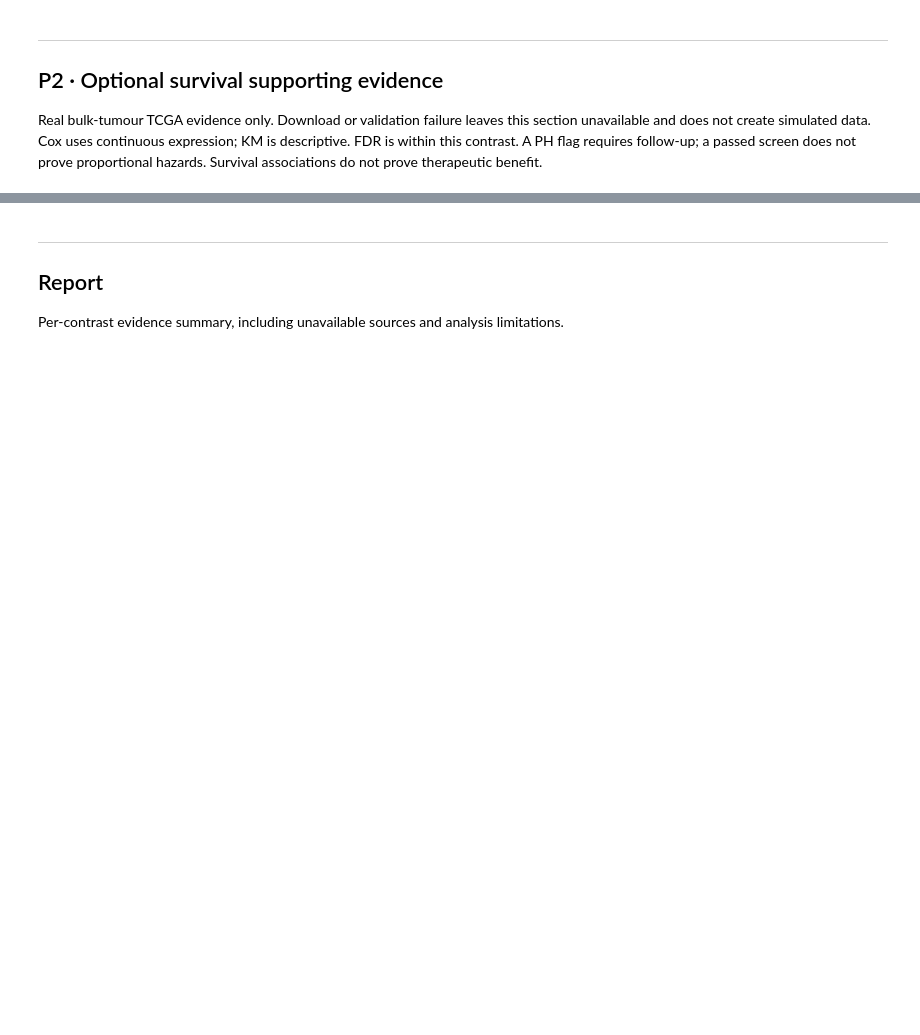
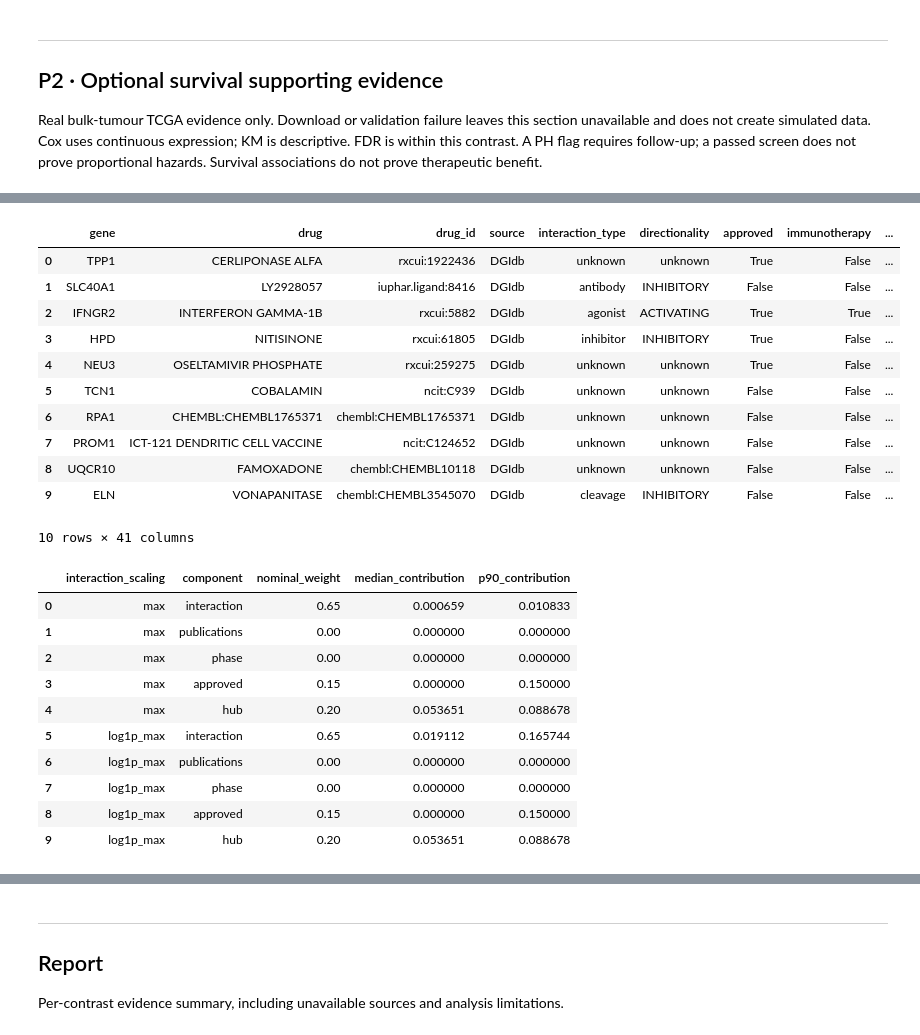
Before and after one commit to fshokor/scRNAseq_HCC, a Jupyter notebook: notebooks/02_target_prioritisation.ipynb, the cells around one changed output, grey strips where cells are left out. Saved outputs shown, nothing was run; the diff lists cells and outputs as text; code cells hidden in the pictures; blank space fills up the shorter version.

```diff
--- a/notebooks/02_target_prioritisation.ipynb
+++ b/notebooks/02_target_prioritisation.ipynb
@@ -73,6 +73,10 @@ USE_OPENTARGETS = False  # same requirement
 USE_CURATED = False  # unverified hardcoded records are disabled
 # Heuristic weights, not learned efficacy coefficients. Avoid duplicate publication/phase rewards.
 W = dict(interaction=0.65, publications=0.0, phase=0.0, approved=0.15, hub=0.20)
+# Preserve the prior baseline; compare log1p_max in a separate sensitivity table.
+INTERACTION_SCALING = "max"
+DRUG_IDENTITY_MAP_CSV = None  # optional confirmed mappings with cited equivalence evidence
+REUSE_SAVED_DGIDB = True  # reuse the completed snapshot for the same DE input, if available
 
 DE_ROOT = PROC_DIR / DE_RUN_NAME
 contrast_summary = pd.read_csv(DE_ROOT / "contrast_summary.csv")
@@ -94,6 +98,13 @@ for filename in ["ppi_network.png", "km_plots.png", "cox_forest_plot.png", "dgi_
                  "dgi_panel_C_approval.png", "dgi_panel_D_clinical_phase.png", "dgi_panel_E_score_heatmap.png"]:
     (TARGET_FIGURES / filename).unlink(missing_ok=True)
 (TARGET_REPORTS / "02_target_prioritisation_report.html").unlink(missing_ok=True)
+prior_manifest_path = TARGET_TABLES / "provenance.json"
+prior_manifest = json.loads(prior_manifest_path.read_text()) if prior_manifest_path.exists() else {}
+cached_candidates_path = TARGET_TABLES / "de_candidates.csv"
+cached_candidate_genes = set(pd.read_csv(cached_candidates_path).gene) if cached_candidates_path.exists() else set()
+identity_map = pd.read_csv(DRUG_IDENTITY_MAP_CSV) if DRUG_IDENTITY_MAP_CSV is not None else None
+from utils.drug_identity_functions import alias_groups, confirmed_identity_map
+confirmed_identity_map(identity_map)  # fail early on unsupported/unconfirmed identity mappings
 provenance = dict(started_utc=datetime.now(timezone.utc).isoformat(),
     package_versions={name: importlib.metadata.version(name) for name in ["pandas", "networkx", "lifelines", "statsmodels"]},
     contrast=CONTRAST, de_input=str(DE_INPUT),
@@ -101,7 +112,11 @@ provenance = dict(started_utc=datetime.now(timezone.utc).isoformat(),
     de_provenance=de_provenance, contrast_summary=selected.iloc[0].to_dict(),
     string_api=STRING_API, string_score=STRING_SCORE, network_type="functional",
     centrality="unweighted degree/betweenness/closeness; component-size-scaled weighted eigenvector",
-    weights=W, survival_covariates=SURVIVAL_COVARIATES, survival_role="supporting annotation, not gate",
+    weights=W, interaction_scaling=INTERACTION_SCALING,
+    identity_handling="Confirmed mappings only; candidate aliases audited and grouped before notebook 03 label splitting",
+    drug_identity_map=str(DRUG_IDENTITY_MAP_CSV) if DRUG_IDENTITY_MAP_CSV is not None else None,
+    drug_identity_map_sha256=hashlib.sha256(Path(DRUG_IDENTITY_MAP_CSV).read_bytes()).hexdigest() if DRUG_IDENTITY_MAP_CSV is not None else None,
+    survival_covariates=SURVIVAL_COVARIATES, survival_role="supporting annotation, not gate",
     limitation="One sample per condition; candidate evidence, not therapeutic validation",
     status="running")
 def save_provenance():
@@ -260,17 +340,56 @@ save_provenance()
 # %%
-dgi_df = dgi.build_dgi_dataframe(all_edges, hub_score_map, W)
+dgi_df = dgi.build_dgi_dataframe(all_edges, hub_score_map, W, identity_map, INTERACTION_SCALING)
 annotations = hub_df[[c for c in ["gene", "contrast", "cell_type", "group", "reference",
     "log2FC", "adj_pvalue", "regulation", "ppi_connected"] if c in hub_df]]
 dgi_df = dgi_df.merge(annotations, on="gene", how="left", validate="many_to_one")
 dgi_df["survival_status"] = survival_status
 if not surv_df.empty:
     survival_columns = ["gene", "cox_p_adj", "HR", "ph_warning", "model"]
     dgi_df = dgi_df.merge(surv_df[survival_columns], on="gene", how="left", validate="many_to_one")
 dgi_df["survival_supported"] = dgi_df.gene.isin(surv_filtered.gene)
 dgi_df.to_csv(TARGET_TABLES / "dgi_evidence.csv", index=False)
-sensitivity = dgi.score_weight_sensitivity(all_edges, hub_score_map, W)
+sensitivity = dgi.score_weight_sensitivity(all_edges, hub_score_map, W, identity_map=identity_map, interaction_scaling=INTERACTION_SCALING)
 sensitivity.to_csv(TARGET_TABLES / "score_weight_sensitivity.csv", index=False)
 display(dgi_df.head(10))
+
+_, drug_identity_audit = alias_groups(dgi_df)
+drug_identity_audit.to_csv(TARGET_TABLES / "drug_identity_audit.csv", index=False)
+pd.DataFrame(columns=["drug_id", "canonical_drug_id", "confirmed", "evidence_reference"]).to_csv(
+    TARGET_TABLES / "drug_identity_map_template.csv", index=False)
+scaling_sensitivity, score_contributions = dgi.score_scaling_sensitivity(all_edges, hub_score_map, W, identity_map)
+scaling_sensitivity.to_csv(TARGET_TABLES / "score_scaling_sensitivity.csv", index=False)
+score_contributions.to_csv(TARGET_TABLES / "score_component_contributions.csv", index=False)
+display(score_contributions)
+review_queue = dgi_df.head(100).copy()
+review_queue.insert(0, "evidence_rank", range(1, len(review_queue)+1))
+for field in ["direct_target_evidence", "desired_action", "hcc_evidence_reference", "celltype_support", "review_decision", "review_notes"]:
+    review_queue[field] = ""
+review_queue["biological_review_status"] = "pending; pooled DE and database associations are insufficient"
+review_queue.to_csv(TARGET_TABLES / "biological_review_queue.csv", index=False)
+# %% [output]
+|  | gene | drug | drug_id | source | interaction_type | directionality | approved | immunotherapy | ... |
+| 0 | TPP1 | CERLIPONASE ALFA | rxcui:1922436 | DGIdb | unknown | unknown | True | False | ... |
+| 1 | SLC40A1 | LY2928057 | iuphar.ligand:8416 | DGIdb | antibody | INHIBITORY | False | False | ... |
+| 2 | IFNGR2 | INTERFERON GAMMA-1B | rxcui:5882 | DGIdb | agonist | ACTIVATING | True | True | ... |
+| 3 | HPD | NITISINONE | rxcui:61805 | DGIdb | inhibitor | INHIBITORY | True | False | ... |
+| 4 | NEU3 | OSELTAMIVIR PHOSPHATE | rxcui:259275 | DGIdb | unknown | unknown | True | False | ... |
+| 5 | TCN1 | COBALAMIN | ncit:C939 | DGIdb | unknown | unknown | False | False | ... |
+| 6 | RPA1 | CHEMBL:CHEMBL1765371 | chembl:CHEMBL1765371 | DGIdb | unknown | unknown | False | False | ... |
+| 7 | PROM1 | ICT-121 DENDRITIC CELL VACCINE | ncit:C124652 | DGIdb | unknown | unknown | False | False | ... |
+| 8 | UQCR10 | FAMOXADONE | chembl:CHEMBL10118 | DGIdb | unknown | unknown | False | False | ... |
+| 9 | ELN | VONAPANITASE | chembl:CHEMBL3545070 | DGIdb | cleavage | INHIBITORY | False | False | ... |
+10 rows × 41 columns
+|  | interaction_scaling | component | nominal_weight | median_contribution | p90_contribution |
+| 0 | max | interaction | 0.65 | 0.000659 | 0.010833 |
+| 1 | max | publications | 0.00 | 0.000000 | 0.000000 |
+| 2 | max | phase | 0.00 | 0.000000 | 0.000000 |
+| 3 | max | approved | 0.15 | 0.000000 | 0.150000 |
+| 4 | max | hub | 0.20 | 0.053651 | 0.088678 |
+| 5 | log1p_max | interaction | 0.65 | 0.019112 | 0.165744 |
+| 6 | log1p_max | publications | 0.00 | 0.000000 | 0.000000 |
+| 7 | log1p_max | phase | 0.00 | 0.000000 | 0.000000 |
+| 8 | log1p_max | approved | 0.15 | 0.000000 | 0.150000 |
+| 9 | log1p_max | hub | 0.20 | 0.053651 | 0.088678 |
 # %%
 if not dgi_df.empty:
     dgi.plot_dgi_dashboard(dgi_df, TARGET_FIGURES)
```
Also changed, not shown: parts of 14 cells of this notebook, 23 other files.
